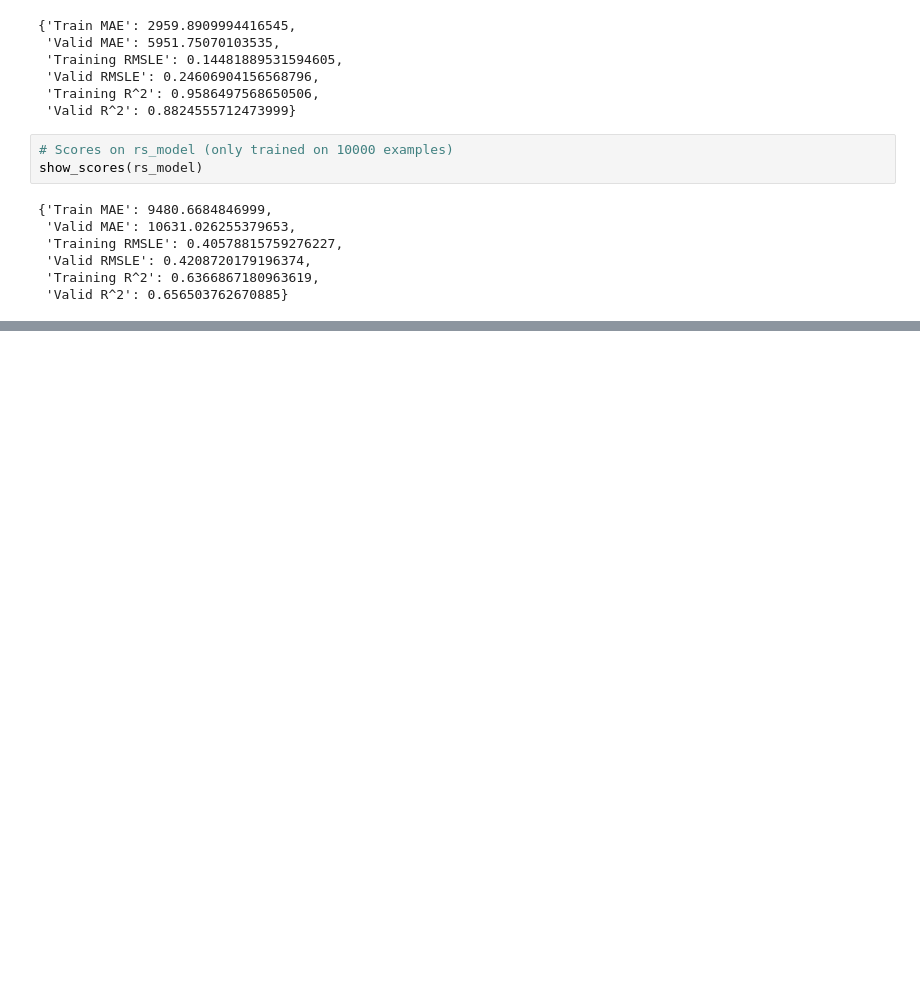
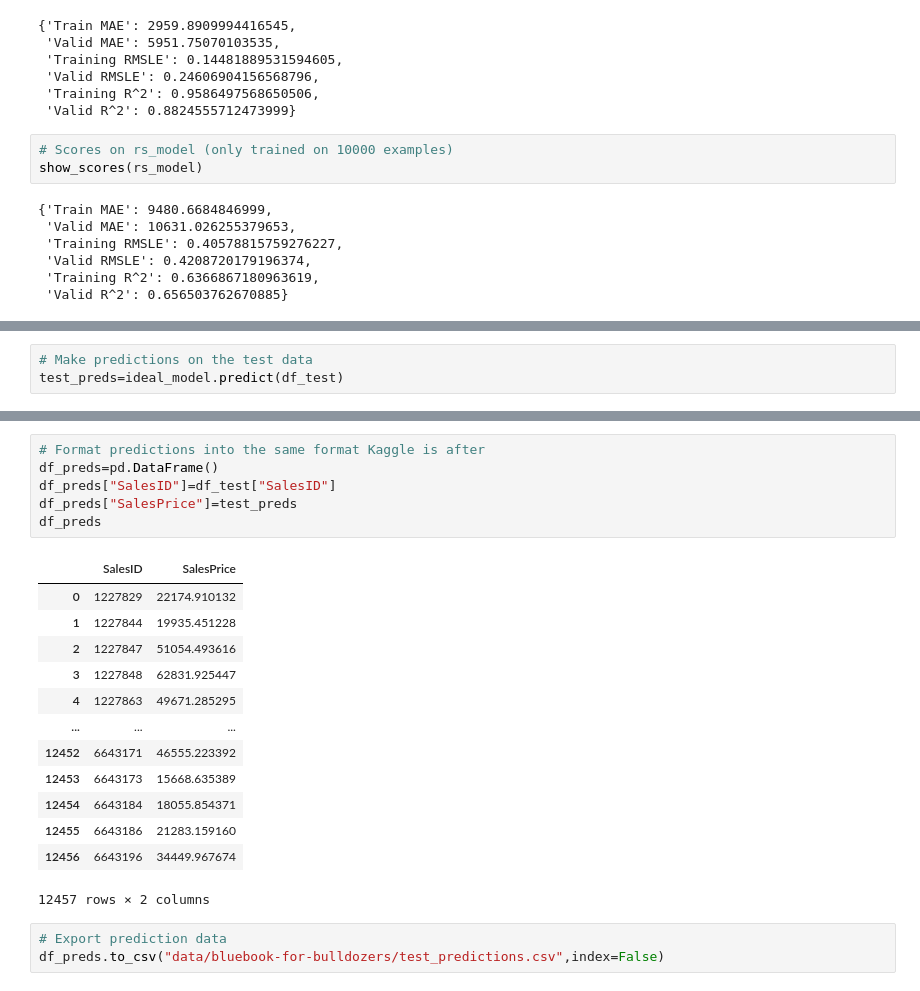
Before and after one commit to sajadalipour7/MachineLearning-Trainings, a Jupyter notebook: Bulldozer-price-project/end-to-end-bulldozer-price-regression.ipynb, the cells around one changed output, grey strips where cells are left out. Cells and saved outputs as stored; diff of their text form; blank space fills up the shorter version.

```diff
--- a/Bulldozer-price-project/end-to-end-bulldozer-price-regression.ipynb
+++ b/Bulldozer-price-project/end-to-end-bulldozer-price-regression.ipynb
@@ -983,0 +1147,3 @@ show_scores(rs_model)
+# %%
+# Make predictions on the test data
+test_preds=ideal_model.predict(df_test)
@@ -983,0 +1155,23 @@ show_scores(rs_model)
+# %%
+# Format predictions into the same format Kaggle is after
+df_preds=pd.DataFrame()
+df_preds["SalesID"]=df_test["SalesID"]
+df_preds["SalesPrice"]=test_preds
+df_preds
+# %% [output]
+|  | SalesID | SalesPrice |
+| 0 | 1227829 | 22174.910132 |
+| 1 | 1227844 | 19935.451228 |
+| 2 | 1227847 | 51054.493616 |
+| 3 | 1227848 | 62831.925447 |
+| 4 | 1227863 | 49671.285295 |
+| ... | ... | ... |
+| 12452 | 6643171 | 46555.223392 |
+| 12453 | 6643173 | 15668.635389 |
+| 12454 | 6643184 | 18055.854371 |
+| 12455 | 6643186 | 21283.159160 |
+| 12456 | 6643196 | 34449.967674 |
+12457 rows × 2 columns
+# %%
+# Export prediction data
+df_preds.to_csv("data/bluebook-for-bulldozers/test_predictions.csv",index=False)
```
Also changed, not shown: parts of 17 cells of this notebook.
